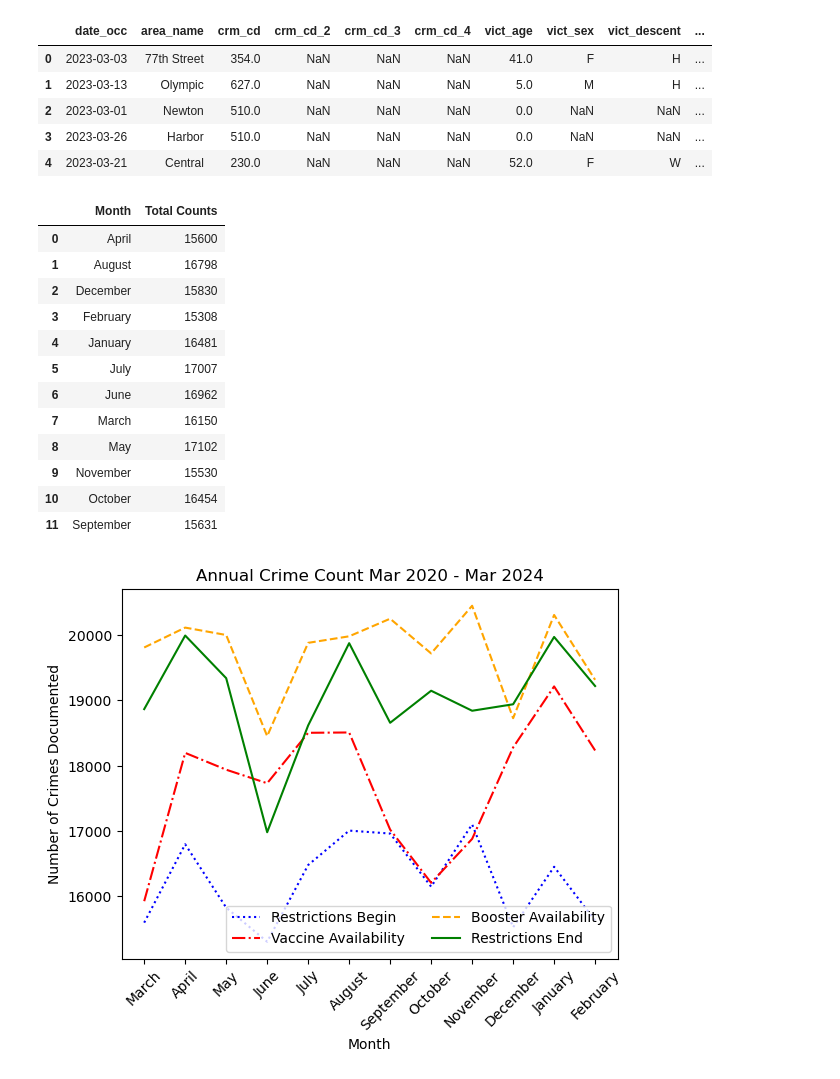
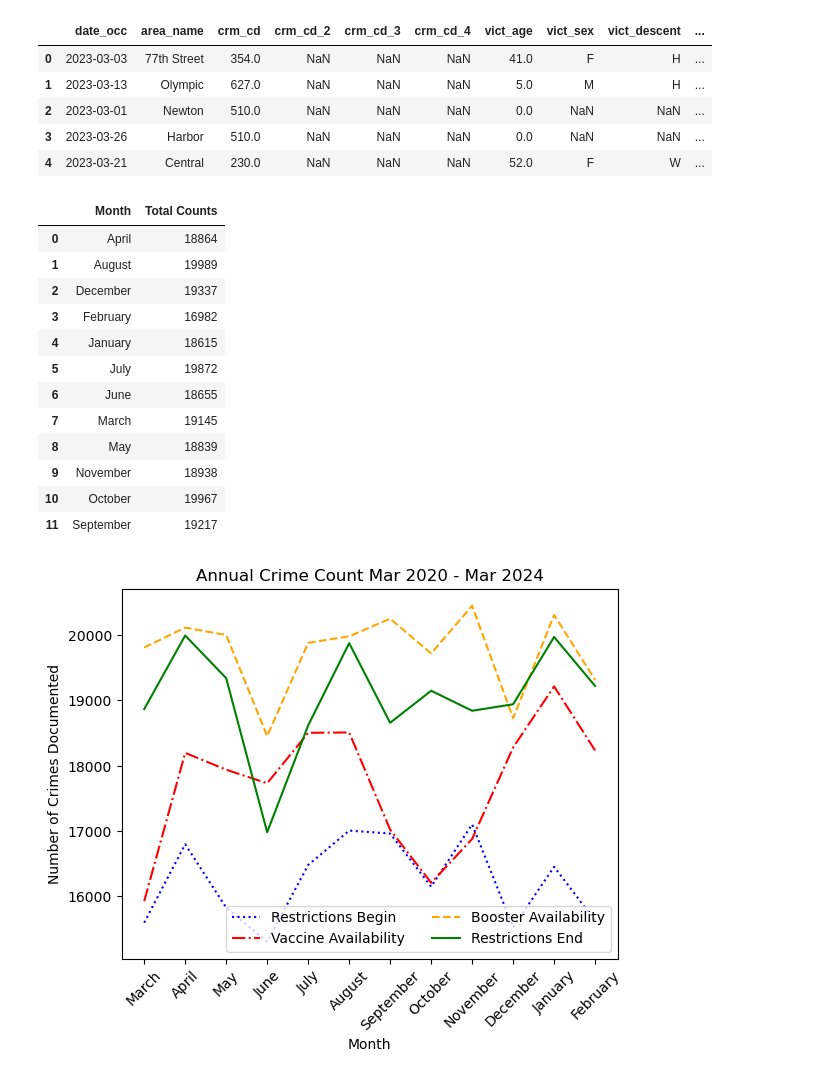
Before and after one commit to wiseorcool/Project-1-Team-4, a Jupyter notebook: 14042024_P1 YS/Project-1-Team-4-Brendan-s-Branch/April 10th Initial Graphs/Working_Refined_ish.ipynb, the cells around one changed output. Saved outputs shown, nothing was run; the diff lists cells and outputs as text; code cells hidden in the pictures.

```diff
--- a/14042024_P1 YS/Project-1-Team-4-Brendan-s-Branch/April 10th Initial Graphs/Working_Refined_ish.ipynb
+++ b/14042024_P1 YS/Project-1-Team-4-Brendan-s-Branch/April 10th Initial Graphs/Working_Refined_ish.ipynb
@@ -1109,26 +1106,26 @@ See the caveats in the documentation: https://pandas.pydata.org/pandas-docs/stab
 # %%
 #USE THESE FOR DATA STATS ANALYSIS
 
 sum2020 = sum2020df.groupby(["Month"])["date_occ"].count().reset_index(name="Total Counts")
 sum2021 = sum2021df.groupby(["Month"])["date_occ"].count().reset_index(name="Total Counts")
 sum2022 = sum2022df.groupby(["Month"])["date_occ"].count().reset_index(name="Total Counts")
 sum2023 = sum2023df.groupby(["Month"])["date_occ"].count().reset_index(name="Total Counts")
 
-sum2020
+sum2023
 # %% [output]
 |  | Month | Total Counts |
-| 0 | April | 15600 |
-| 1 | August | 16798 |
-| 2 | December | 15830 |
-| 3 | February | 15308 |
-| 4 | January | 16481 |
-| 5 | July | 17007 |
-| 6 | June | 16962 |
-| 7 | March | 16150 |
-| 8 | May | 17102 |
-| 9 | November | 15530 |
-| 10 | October | 16454 |
-| 11 | September | 15631 |
+| 0 | April | 18864 |
+| 1 | August | 19989 |
+| 2 | December | 19337 |
+| 3 | February | 16982 |
+| 4 | January | 18615 |
+| 5 | July | 19872 |
+| 6 | June | 18655 |
+| 7 | March | 19145 |
+| 8 | May | 18839 |
+| 9 | November | 18938 |
+| 10 | October | 19967 |
+| 11 | September | 19217 |
 # %%
 #x_1=sum2020["Month"]
 x_1 = ["March", "April", "May", "June", "July", "August", "September", "October", "November", "December", "January", "February",]
```
Also changed, not shown: parts of 7 cells of this notebook, 2 other files.
